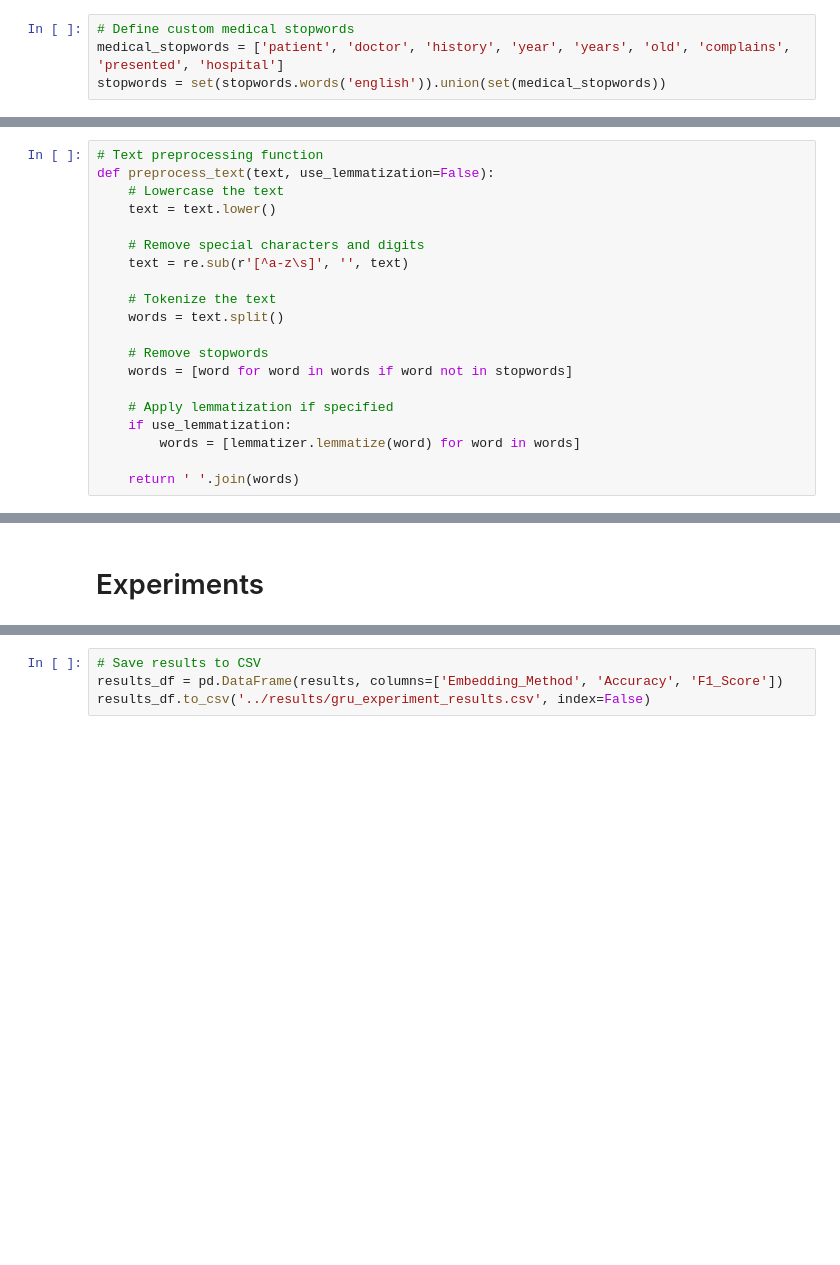
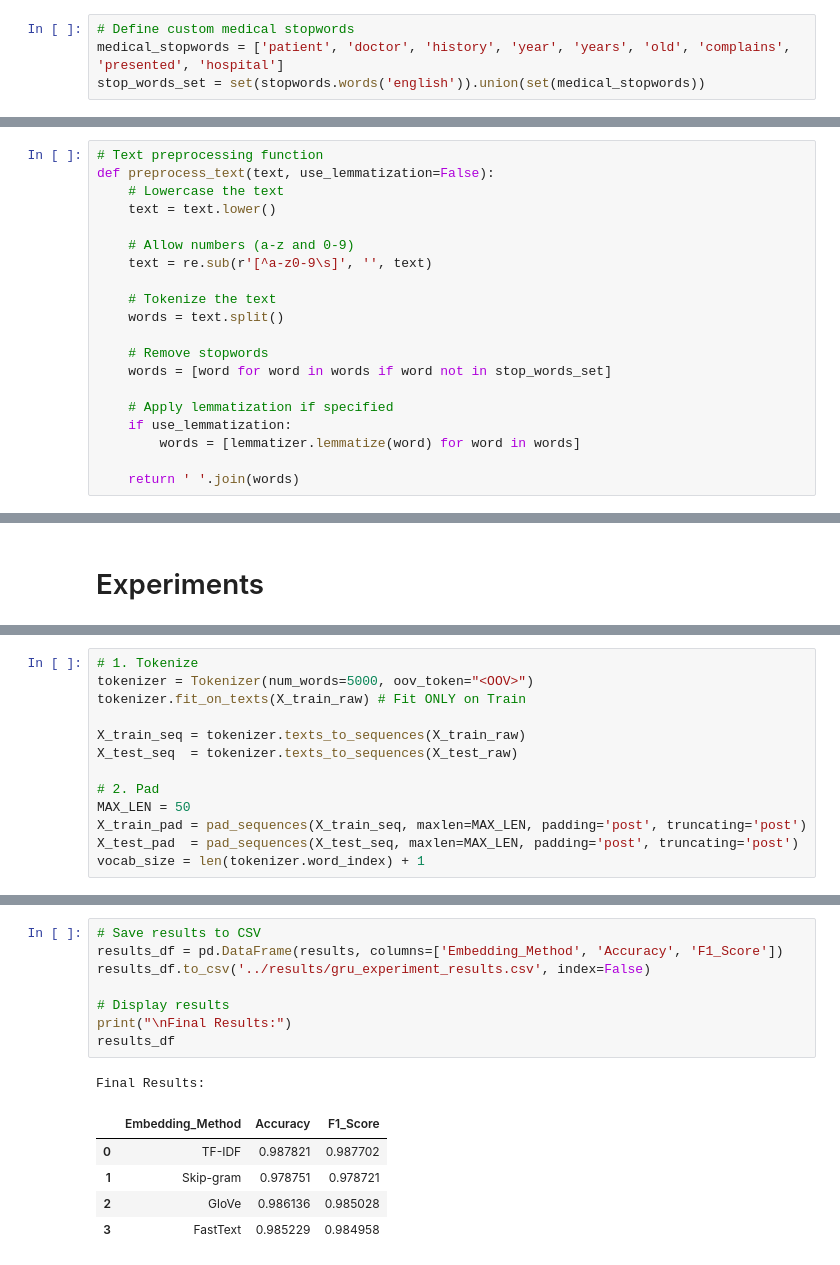
Before and after one commit to elyse003/Formative2_Medical_Text_Classification, a Jupyter notebook: notebooks/04_egide_gru.ipynb, the cells around one changed output, grey strips where cells are left out. Cells and saved outputs as stored; diff of their text form; blank space fills up the shorter version.

```diff
--- a/notebooks/04_egide_gru.ipynb
+++ b/notebooks/04_egide_gru.ipynb
@@ -66,7 +62,7 @@ These add noise to the system classifying medical text
 # %%
 # Define custom medical stopwords
 medical_stopwords = ['patient', 'doctor', 'history', 'year', 'years', 'old', 'complains', 'presented', 'hospital']
-stopwords = set(stopwords.words('english')).union(set(medical_stopwords))
+stop_words_set = set(stopwords.words('english')).union(set(medical_stopwords))
 # %% [markdown]
 Next, we define the word lemmatizer
 # %%
@@ -80,14 +76,14 @@ def preprocess_text(text, use_lemmatization=False):
     # Lowercase the text
     text = text.lower()
 
-    # Remove special characters and digits
-    text = re.sub(r'[^a-z\s]', '', text)
+    # Allow numbers (a-z and 0-9)
+    text = re.sub(r'[^a-z0-9\s]', '', text)
 
     # Tokenize the text
     words = text.split()
 
     # Remove stopwords
-    words = [word for word in words if word not in stopwords]
+    words = [word for word in words if word not in stop_words_set]
 
     # Apply lemmatization if specified
     if use_lemmatization:
@@ -255,2 +340,15 @@ TF-IDF Results: 0.007255765742420316 0.00010453380025097445
+# %%
+# 1. Tokenize
+tokenizer = Tokenizer(num_words=5000, oov_token="<OOV>")
+tokenizer.fit_on_texts(X_train_raw) # Fit ONLY on Train
+
+X_train_seq = tokenizer.texts_to_sequences(X_train_raw)
+X_test_seq  = tokenizer.texts_to_sequences(X_test_raw)
+
+# 2. Pad
+MAX_LEN = 50
+X_train_pad = pad_sequences(X_train_seq, maxlen=MAX_LEN, padding='post', truncating='post')
+X_test_pad  = pad_sequences(X_test_seq, maxlen=MAX_LEN, padding='post', truncating='post')
+vocab_size = len(tokenizer.word_index) + 1
 # %%
 # Experiment 2: Skip-gram (Word2Vec) + GRU
@@ -321,4 +630,15 @@ ValueError: Found input variables with inconsistent numbers of samples: [15435,
 # %%
 # Save results to CSV
 results_df = pd.DataFrame(results, columns=['Embedding_Method', 'Accuracy', 'F1_Score'])
 results_df.to_csv('../results/gru_experiment_results.csv', index=False)
+
+# Display results
+print("\nFinal Results:")
+results_df
+# %% [output]
+Final Results:
+|  | Embedding_Method | Accuracy | F1_Score |
+| 0 | TF-IDF | 0.987821 | 0.987702 |
+| 1 | Skip-gram | 0.978751 | 0.978721 |
+| 2 | GloVe | 0.986136 | 0.985028 |
+| 3 | FastText | 0.985229 | 0.984958 |
```
Also changed, not shown: parts of 9 cells of this notebook, 1 other file.
